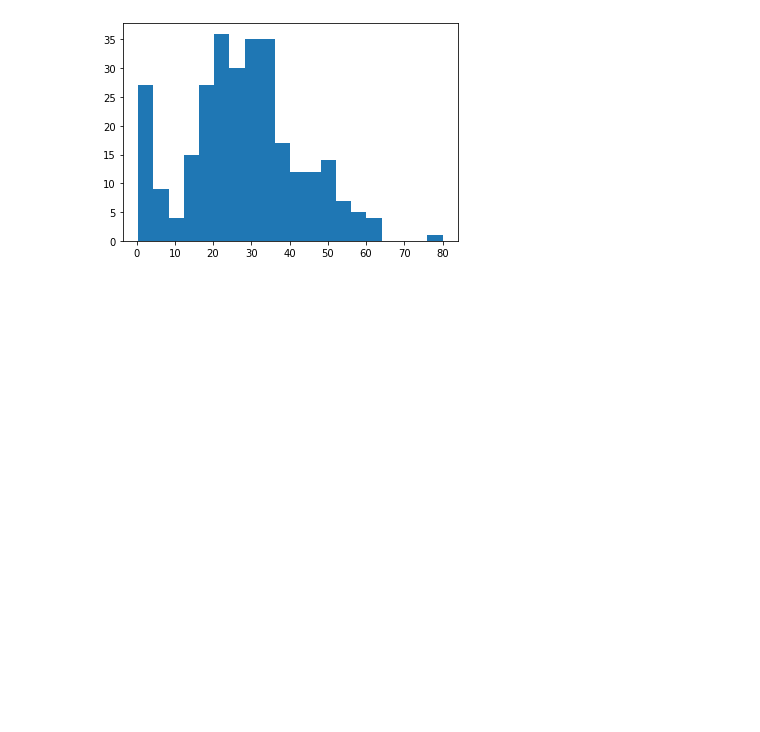
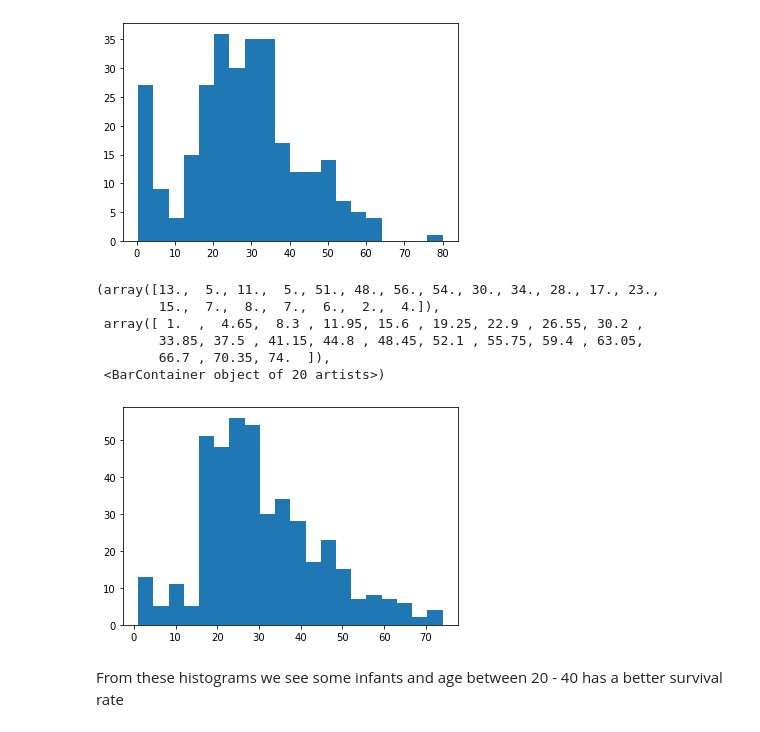
Before and after one commit to tarunguntaka/Kaggle, a Jupyter notebook: Titanic.ipynb, the cells around one changed output. Cells and saved outputs as stored; diff of their text form; code cells hidden in the pictures; blank space fills up the shorter version.

```diff
--- a/Titanic.ipynb
+++ b/Titanic.ipynb
@@ -124,3 +128,15 @@ plt.hist(d1,bins=20)
         64.084, 68.063, 72.042, 76.021, 80.   ]),
  <BarContainer object of 20 artists>)
 [figure]
+# %%
+plt.hist(d2,bins=20)
+# %% [output]
+(array([13.,  5., 11.,  5., 51., 48., 56., 54., 30., 34., 28., 17., 23.,
+        15.,  7.,  8.,  7.,  6.,  2.,  4.]),
+ array([ 1.  ,  4.65,  8.3 , 11.95, 15.6 , 19.25, 22.9 , 26.55, 30.2 ,
+        33.85, 37.5 , 41.15, 44.8 , 48.45, 52.1 , 55.75, 59.4 , 63.05,
+        66.7 , 70.35, 74.  ]),
+ <BarContainer object of 20 artists>)
+[figure, added]
+# %% [markdown]
+From these histograms we see some infants and age between 20 - 40 has a better survival rate
```
Also changed, not shown: parts of 37 cells of this notebook, 1 other file.
